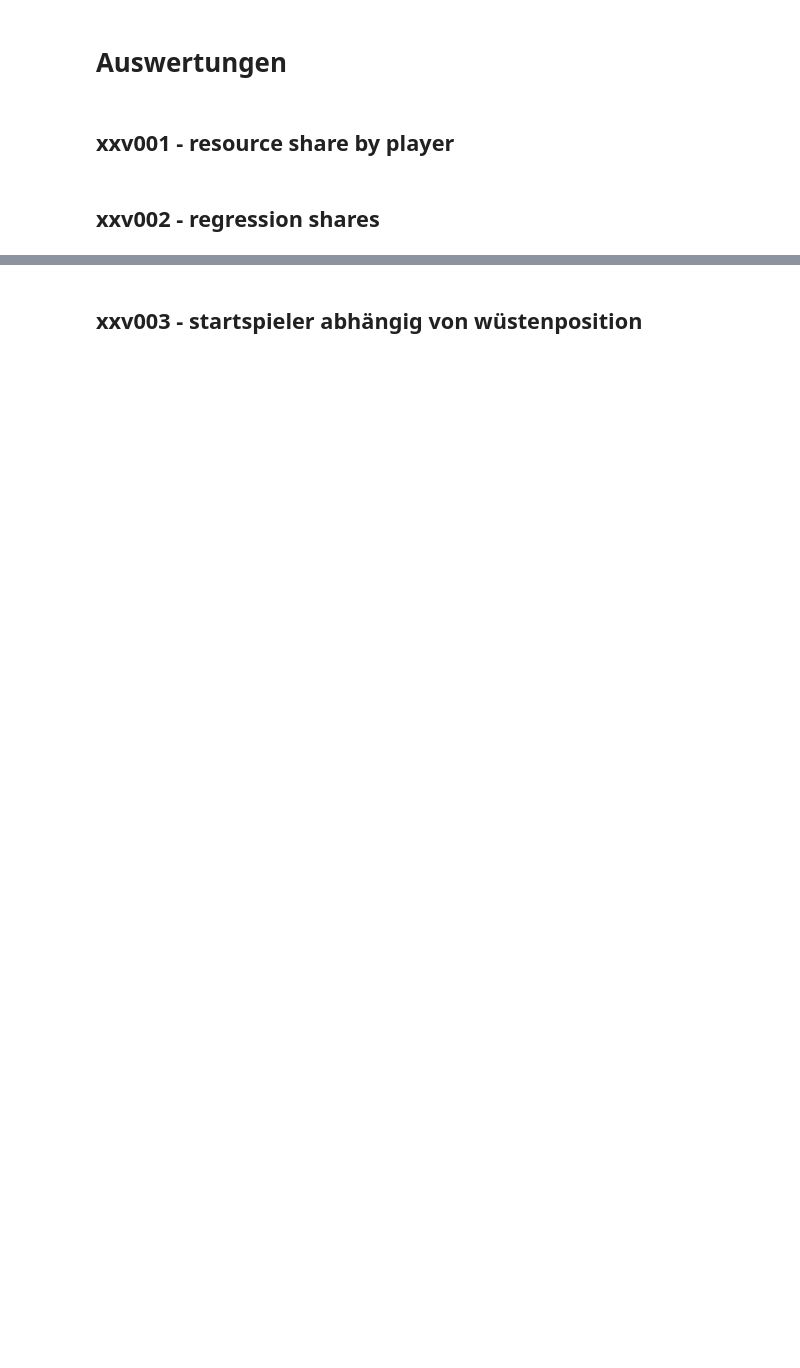
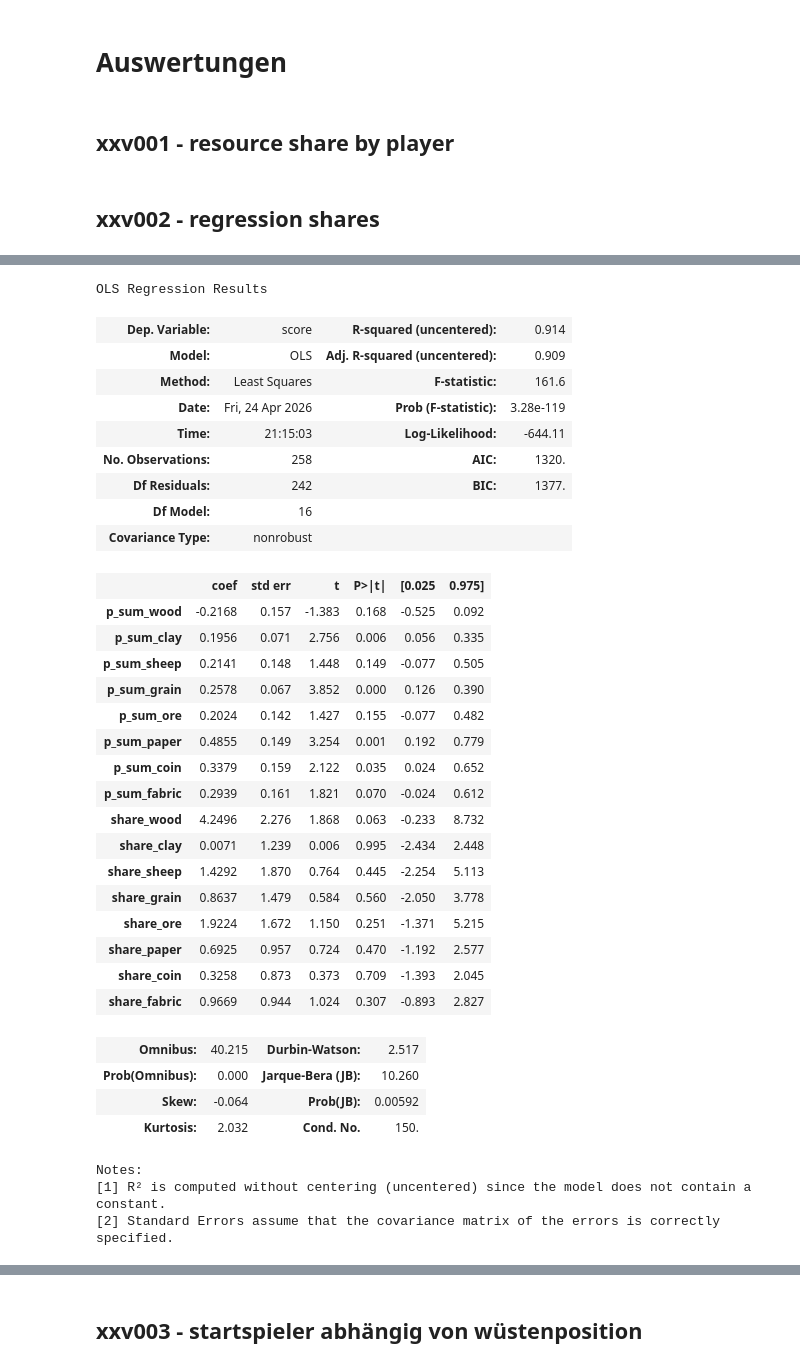
Before and after one commit to mxfuh/catan_data, a Jupyter notebook: catan_insights.ipynb, the cells around one changed output, grey strips where cells are left out. Cells and saved outputs as stored; diff of their text form; code cells hidden in the pictures; blank space fills up the shorter version.

```diff
--- a/catan_insights.ipynb
+++ b/catan_insights.ipynb
@@ -99,12 +174,44 @@ shares.to_excel("xxv001 - resource shares by player.xlsx")
 # %%
-X = df[[
-     'share_wood',"share_clay",'share_grain','share_ore',"share_sheep",
-     'share_paper','share_coin','share_fabric',]]
+X = data[[col for col in data if "p_sum" in col or "share_" in col]]
+y = data["score"]
 
-y = df["score"]
+X_scaled = (X - X.mean()) / X.std()
 
-#X = sm.add_constant(X)
-
-model = sm.OLS(y, X,missing = "drop",hasconst=None).fit()
-
+X_scaled = sm.add_constant(X_scaled)
+model = sm.OLS(y, X_scaled, missing="drop", hasconst=None).fit()
 model.summary()
+# %% [output]
+OLS Regression Results
+| Dep. Variable: | score | R-squared (uncentered): | 0.914 |
+| Model: | OLS | Adj. R-squared (uncentered): | 0.909 |
+| Method: | Least Squares | F-statistic: | 161.6 |
+| Date: | Fri, 24 Apr 2026 | Prob (F-statistic): | 3.28e-119 |
+| Time: | 21:15:03 | Log-Likelihood: | -644.11 |
+| No. Observations: | 258 | AIC: | 1320. |
+| Df Residuals: | 242 | BIC: | 1377. |
+| Df Model: | 16 |  |  |
+| Covariance Type: | nonrobust |  |  |
+|  | coef | std err | t | P>|t| | [0.025 | 0.975] |
+| p_sum_wood | -0.2168 | 0.157 | -1.383 | 0.168 | -0.525 | 0.092 |
+| p_sum_clay | 0.1956 | 0.071 | 2.756 | 0.006 | 0.056 | 0.335 |
+| p_sum_sheep | 0.2141 | 0.148 | 1.448 | 0.149 | -0.077 | 0.505 |
+| p_sum_grain | 0.2578 | 0.067 | 3.852 | 0.000 | 0.126 | 0.390 |
+| p_sum_ore | 0.2024 | 0.142 | 1.427 | 0.155 | -0.077 | 0.482 |
+| p_sum_paper | 0.4855 | 0.149 | 3.254 | 0.001 | 0.192 | 0.779 |
+| p_sum_coin | 0.3379 | 0.159 | 2.122 | 0.035 | 0.024 | 0.652 |
+| p_sum_fabric | 0.2939 | 0.161 | 1.821 | 0.070 | -0.024 | 0.612 |
+| share_wood | 4.2496 | 2.276 | 1.868 | 0.063 | -0.233 | 8.732 |
+| share_clay | 0.0071 | 1.239 | 0.006 | 0.995 | -2.434 | 2.448 |
+| share_sheep | 1.4292 | 1.870 | 0.764 | 0.445 | -2.254 | 5.113 |
+| share_grain | 0.8637 | 1.479 | 0.584 | 0.560 | -2.050 | 3.778 |
+| share_ore | 1.9224 | 1.672 | 1.150 | 0.251 | -1.371 | 5.215 |
+| share_paper | 0.6925 | 0.957 | 0.724 | 0.470 | -1.192 | 2.577 |
+| share_coin | 0.3258 | 0.873 | 0.373 | 0.709 | -1.393 | 2.045 |
+| share_fabric | 0.9669 | 0.944 | 1.024 | 0.307 | -0.893 | 2.827 |
+| Omnibus: | 40.215 | Durbin-Watson: | 2.517 |
+| Prob(Omnibus): | 0.000 | Jarque-Bera (JB): | 10.260 |
+| Skew: | -0.064 | Prob(JB): | 0.00592 |
+| Kurtosis: | 2.032 | Cond. No. | 150. |
+Notes:
+[1] R² is computed without centering (uncentered) since the model does not contain a constant.
+[2] Standard Errors assume that the covariance matrix of the errors is correctly specified.
```
Also changed, not shown: parts of 28 cells of this notebook, 2 other files.
